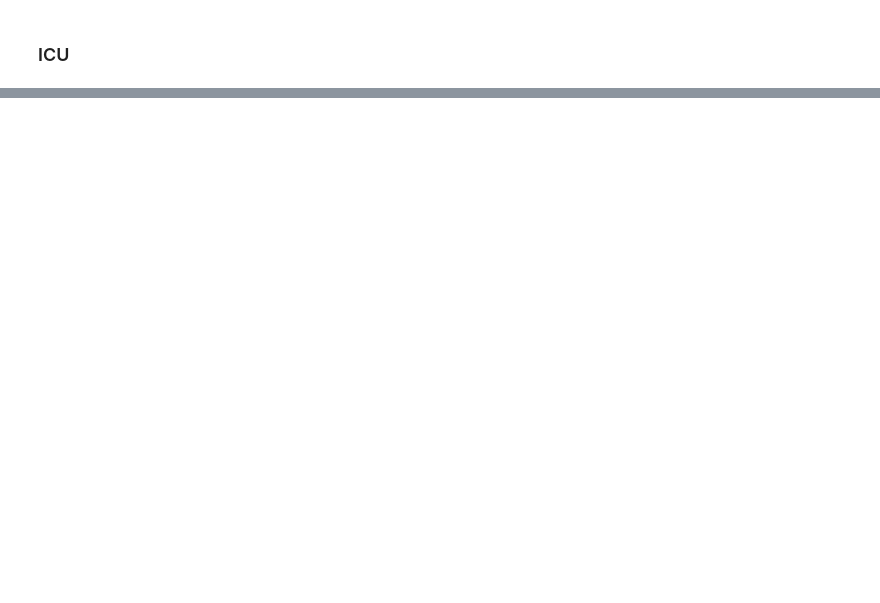
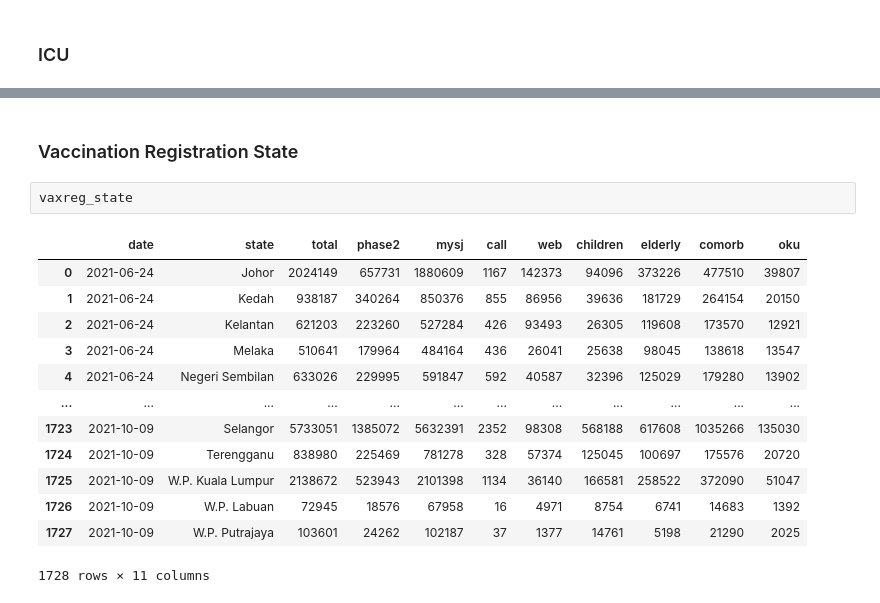
Before and after one commit to sidharrth2002/covid-streamlit-2, a Jupyter notebook: exploration.ipynb, the cells around one changed output, grey strips where cells are left out. Cells and saved outputs as stored; diff of their text form; blank space fills up the shorter version.

```diff
--- a/exploration.ipynb
+++ b/exploration.ipynb
@@ -113,0 +851,18 @@ cases_state_pivoted.head()
+# %% [markdown]
+### Vaccination Registration State
+# %%
+vaxreg_state
+# %% [output]
+|  | date | state | total | phase2 | mysj | call | web | children | elderly | comorb | oku |
+| 0 | 2021-06-24 | Johor | 2024149 | 657731 | 1880609 | 1167 | 142373 | 94096 | 373226 | 477510 | 39807 |
+| 1 | 2021-06-24 | Kedah | 938187 | 340264 | 850376 | 855 | 86956 | 39636 | 181729 | 264154 | 20150 |
+| 2 | 2021-06-24 | Kelantan | 621203 | 223260 | 527284 | 426 | 93493 | 26305 | 119608 | 173570 | 12921 |
+| 3 | 2021-06-24 | Melaka | 510641 | 179964 | 484164 | 436 | 26041 | 25638 | 98045 | 138618 | 13547 |
+| 4 | 2021-06-24 | Negeri Sembilan | 633026 | 229995 | 591847 | 592 | 40587 | 32396 | 125029 | 179280 | 13902 |
+| ... | ... | ... | ... | ... | ... | ... | ... | ... | ... | ... | ... |
+| 1723 | 2021-10-09 | Selangor | 5733051 | 1385072 | 5632391 | 2352 | 98308 | 568188 | 617608 | 1035266 | 135030 |
+| 1724 | 2021-10-09 | Terengganu | 838980 | 225469 | 781278 | 328 | 57374 | 125045 | 100697 | 175576 | 20720 |
+| 1725 | 2021-10-09 | W.P. Kuala Lumpur | 2138672 | 523943 | 2101398 | 1134 | 36140 | 166581 | 258522 | 372090 | 51047 |
+| 1726 | 2021-10-09 | W.P. Labuan | 72945 | 18576 | 67958 | 16 | 4971 | 8754 | 6741 | 14683 | 1392 |
+| 1727 | 2021-10-09 | W.P. Putrajaya | 103601 | 24262 | 102187 | 37 | 1377 | 14761 | 5198 | 21290 | 2025 |
+1728 rows × 11 columns
```
Also changed, not shown: parts of 64 cells of this notebook.
